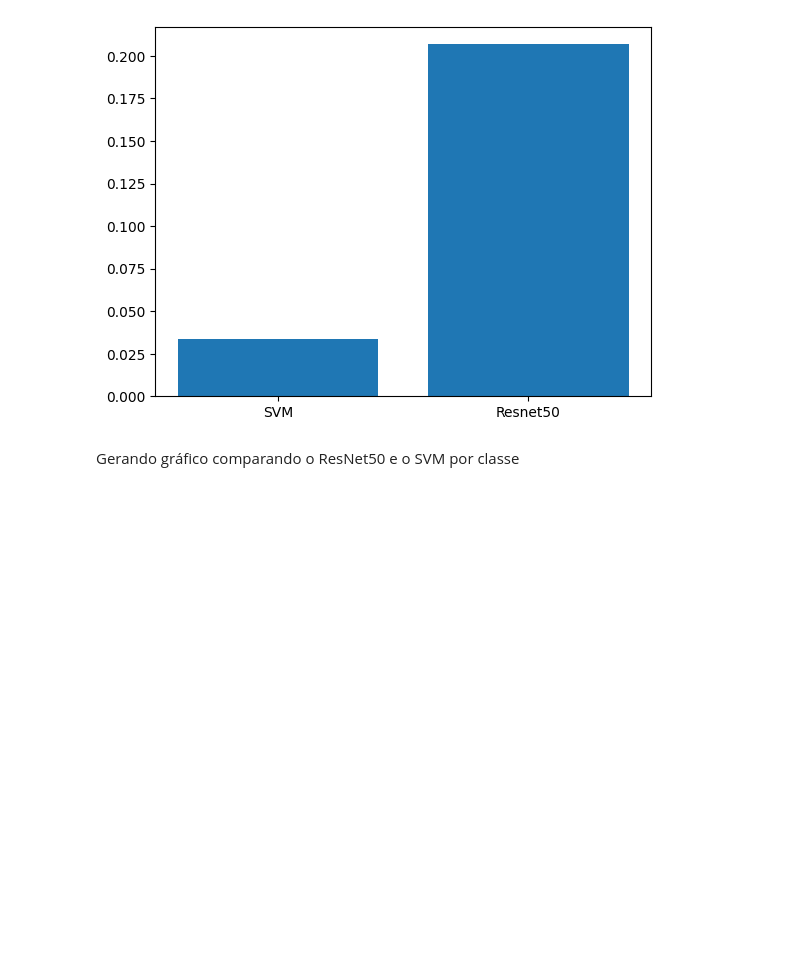
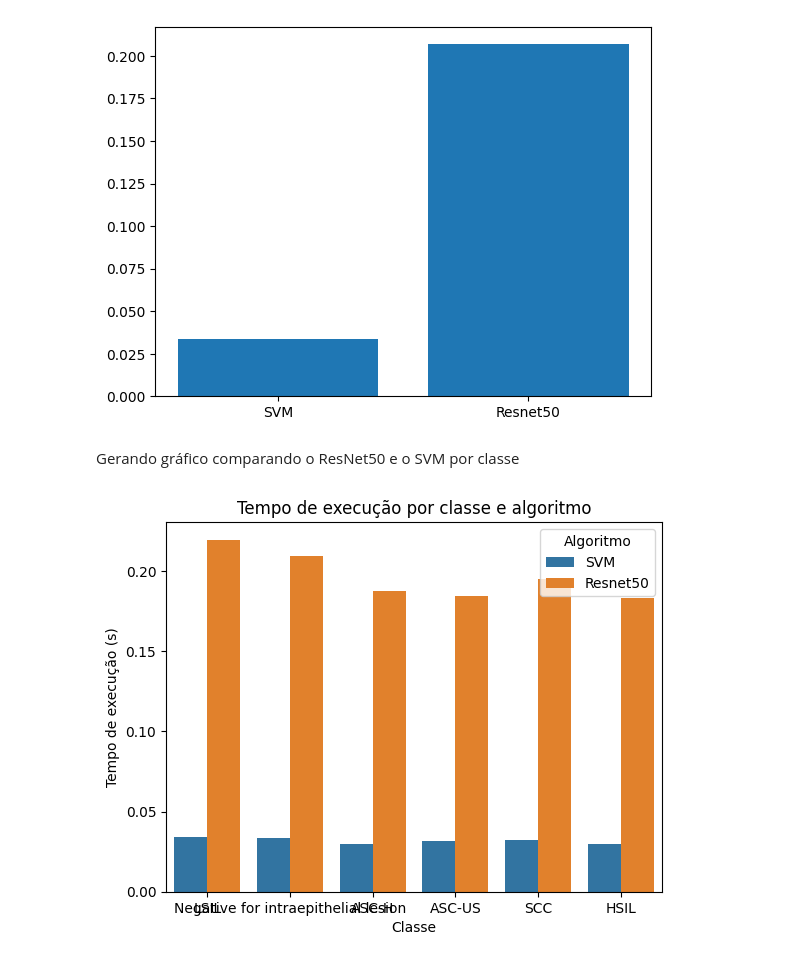
Before and after one commit to Henriquemcc/Trabalho_Pratico_-_Processamento_e_Analise_de_Imagens_-_2024-1, a Jupyter notebook: calcular_tempo_svm_henrique.ipynb, the cells around one changed output. Cells and saved outputs as stored; diff of their text form; code cells hidden in the pictures; blank space fills up the shorter version.

Commit message:
Adicionando geração do gráfivo comparando o tempo de execução por classe e algoritmo

```diff
--- a/calcular_tempo_svm_henrique.ipynb
+++ b/calcular_tempo_svm_henrique.ipynb
@@ -145,9 +148,9 @@ dados_grafico_algoritmo_tempo_execucao = {
     'Tempo': []
 }
 
-for algoritmo, tempo in dados_media_algoritmo_tempo_execucao.items():
+for algoritmo, tempo_ in dados_media_algoritmo_tempo_execucao.items():
     dados_grafico_algoritmo_tempo_execucao['Algoritmo'].append(algoritmo)
-    dados_grafico_algoritmo_tempo_execucao['Tempo'].append(sum(tempo)/len(tempo))
+    dados_grafico_algoritmo_tempo_execucao['Tempo'].append(sum(tempo_)/len(tempo_))
 # %%
 matplotlib.pyplot.figure()
 matplotlib.pyplot.bar(dados_grafico_algoritmo_tempo_execucao['Algoritmo'], dados_grafico_algoritmo_tempo_execucao['Tempo'])
@@ -156,3 +159,31 @@ matplotlib.pyplot.bar(dados_grafico_algoritmo_tempo_execucao['Algoritmo'], dados
 [figure]
 # %% [markdown]
 Gerando gráfico comparando o ResNet50 e o SVM por classe
+# %%
+dados_grafico_algoritmo_classe_tempo_execucao = {}
+for index, row in tempo.iterrows():
+    if not (row['Algoritmo'], row['Classe']) in dados_grafico_algoritmo_classe_tempo_execucao:
+        dados_grafico_algoritmo_classe_tempo_execucao[(row['Algoritmo'], row['Classe'])] = []
+    else:
+        dados_grafico_algoritmo_classe_tempo_execucao[(row['Algoritmo'], row['Classe'])].append(row['Tempo'])
+
+dados_grafico_algoritmo_classe_tempo_execucao_media = {
+    'Algoritmo': [],
+    'Classe': [],
+    'Tempo': []
+}
+
+for (algoritmo, classe), tempo in dados_grafico_algoritmo_classe_tempo_execucao.items():
+    dados_grafico_algoritmo_classe_tempo_execucao_media['Algoritmo'].append(algoritmo)
+    dados_grafico_algoritmo_classe_tempo_execucao_media['Classe'].append(classe)
+    dados_grafico_algoritmo_classe_tempo_execucao_media['Tempo'].append(sum(tempo)/len(tempo))
+# %%
+matplotlib.pyplot.figure()
+seaborn.barplot(x='Classe', y='Tempo', hue='Algoritmo', data=dados_grafico_algoritmo_classe_tempo_execucao_media)
+matplotlib.pyplot.title('Tempo de execução por classe e algoritmo')
+matplotlib.pyplot.xlabel('Classe')
+matplotlib.pyplot.ylabel('Tempo de execução (s)')
+matplotlib.pyplot.legend(title='Algoritmo')
+matplotlib.pyplot.show()
+# %% [output]
+[figure, added]
```
Also changed, not shown: parts of 1 cell of this notebook.
